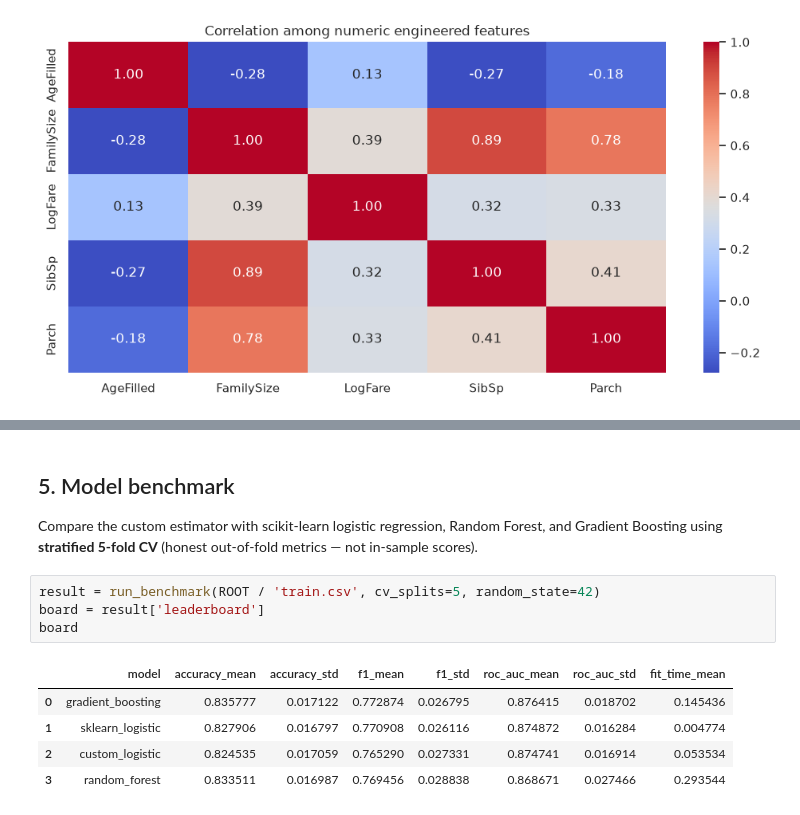
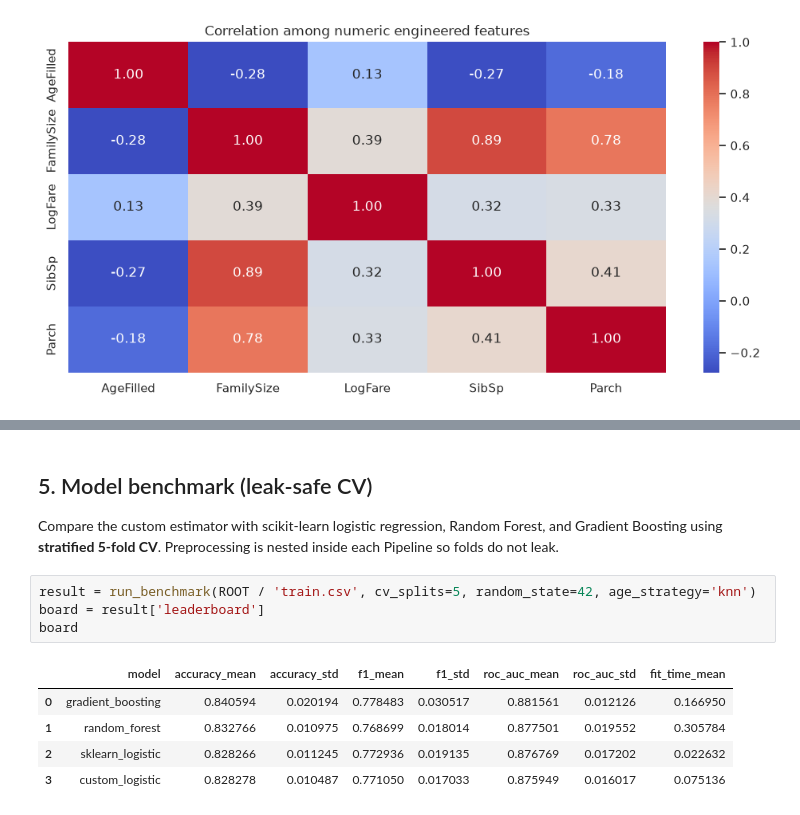
Before and after one commit to juandapradam12/TitanicSurvivalPredictor, a Jupyter notebook: TitanicSurvivalPredictor.ipynb, the cells around one changed output, grey strips where cells are left out. Cells and saved outputs as stored; diff of their text form.

```diff
--- a/TitanicSurvivalPredictor.ipynb
+++ b/TitanicSurvivalPredictor.ipynb
@@ -173,17 +182,19 @@ weighted avg      0.836     0.837     0.835       178
 # %% [markdown]
-## 5. Model benchmark
+## 5. Model benchmark (leak-safe CV)
 
-Compare the custom estimator with scikit-learn logistic regression, Random Forest, and Gradient Boosting using **stratified 5-fold CV** (honest out-of-fold metrics — not in-sample scores).
+Compare the custom estimator with scikit-learn logistic regression, Random Forest,
+and Gradient Boosting using **stratified 5-fold CV**. Preprocessing is nested
+inside each Pipeline so folds do not leak.
 # %%
-result = run_benchmark(ROOT / 'train.csv', cv_splits=5, random_state=42)
+result = run_benchmark(ROOT / 'train.csv', cv_splits=5, random_state=42, age_strategy='knn')
 board = result['leaderboard']
 board
 # %% [output]
 |  | model | accuracy_mean | accuracy_std | f1_mean | f1_std | roc_auc_mean | roc_auc_std | fit_time_mean |
-| 0 | gradient_boosting | 0.835777 | 0.017122 | 0.772874 | 0.026795 | 0.876415 | 0.018702 | 0.145436 |
-| 1 | sklearn_logistic | 0.827906 | 0.016797 | 0.770908 | 0.026116 | 0.874872 | 0.016284 | 0.004774 |
-| 2 | custom_logistic | 0.824535 | 0.017059 | 0.765290 | 0.027331 | 0.874741 | 0.016914 | 0.053534 |
-| 3 | random_forest | 0.833511 | 0.016987 | 0.769456 | 0.028838 | 0.868671 | 0.027466 | 0.293544 |
+| 0 | gradient_boosting | 0.840594 | 0.020194 | 0.778483 | 0.030517 | 0.881561 | 0.012126 | 0.166950 |
+| 1 | random_forest | 0.832766 | 0.010975 | 0.768699 | 0.018014 | 0.877501 | 0.019552 | 0.305784 |
+| 2 | sklearn_logistic | 0.828266 | 0.011245 | 0.772936 | 0.019135 | 0.876769 | 0.017202 | 0.022632 |
+| 3 | custom_logistic | 0.828278 | 0.010487 | 0.771050 | 0.017033 | 0.875949 | 0.016017 | 0.075136 |
 # %%
 fig, ax = plt.subplots(figsize=(9, 4))
 ax.barh(board['model'], board['roc_auc_mean'], xerr=board['roc_auc_std'], color='#2c6eaa')
```
Also changed, not shown: parts of 13 cells of this notebook, 20 other files.
